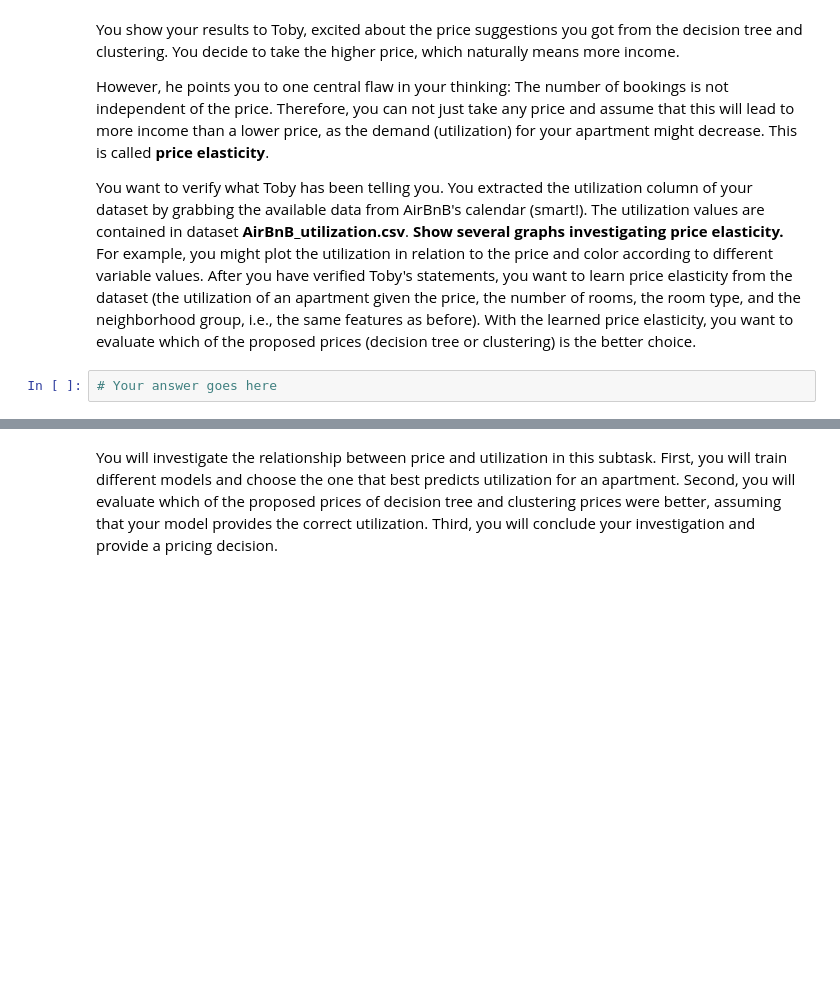
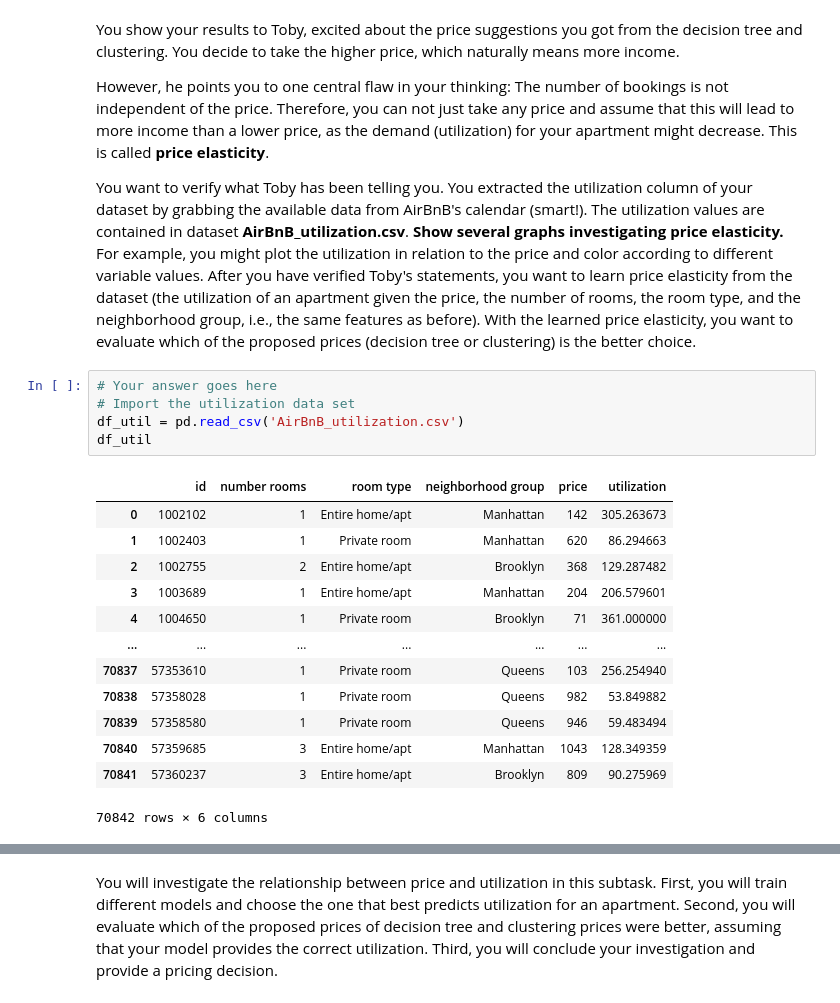
Before and after one commit to mnghiap/ids22, a Jupyter notebook: assignment1/assignment_1.ipynb, the cells around one changed output, grey strips where cells are left out. Cells and saved outputs as stored; diff of their text form; blank space fills up the shorter version.

```diff
--- a/assignment1/assignment_1.ipynb
+++ b/assignment1/assignment_1.ipynb
@@ -474,3 +474,20 @@ You want to verify what Toby has been telling you. You extracted the utilization
 After you have verified Toby's statements, you want to learn price elasticity from the dataset (the utilization of an apartment given the price, the number of rooms, the room type, and the neighborhood group, i.e., the same features as before). With the learned price elasticity, you want to evaluate which of the proposed prices (decision tree or clustering) is the better choice.
 # %%
 # Your answer goes here
+# Import the utilization data set
+df_util = pd.read_csv('AirBnB_utilization.csv')
+df_util
+# %% [output]
+|  | id | number rooms | room type | neighborhood group | price | utilization |
+| 0 | 1002102 | 1 | Entire home/apt | Manhattan | 142 | 305.263673 |
+| 1 | 1002403 | 1 | Private room | Manhattan | 620 | 86.294663 |
+| 2 | 1002755 | 2 | Entire home/apt | Brooklyn | 368 | 129.287482 |
+| 3 | 1003689 | 1 | Entire home/apt | Manhattan | 204 | 206.579601 |
+| 4 | 1004650 | 1 | Private room | Brooklyn | 71 | 361.000000 |
+| ... | ... | ... | ... | ... | ... | ... |
+| 70837 | 57353610 | 1 | Private room | Queens | 103 | 256.254940 |
+| 70838 | 57358028 | 1 | Private room | Queens | 982 | 53.849882 |
+| 70839 | 57358580 | 1 | Private room | Queens | 946 | 59.483494 |
+| 70840 | 57359685 | 3 | Entire home/apt | Manhattan | 1043 | 128.349359 |
+| 70841 | 57360237 | 3 | Entire home/apt | Brooklyn | 809 | 90.275969 |
+70842 rows × 6 columns
```
Also changed, not shown: parts of 15 cells of this notebook.
